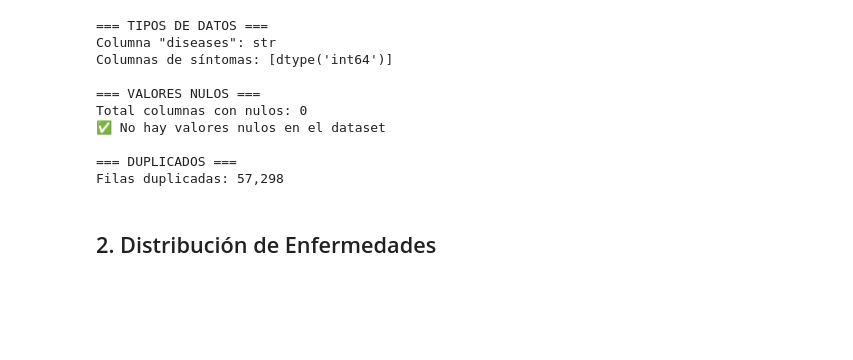
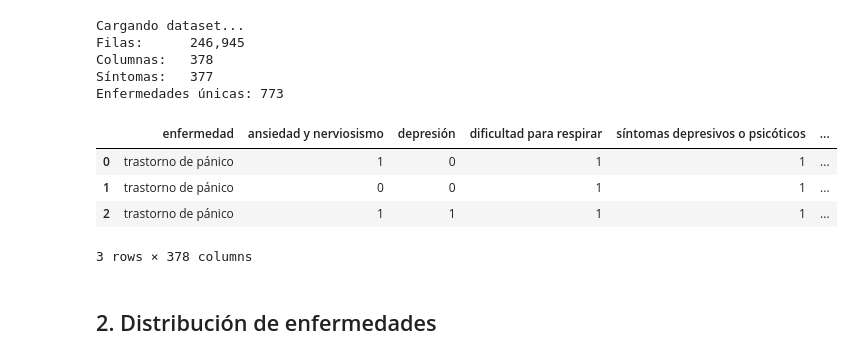
Before and after one commit to alejohouse/bootcamp-triaje-prediccion, a Jupyter notebook: notebooks/01_eda_diseases.ipynb, the cells around one changed output. Saved outputs shown, nothing was run; the diff lists cells and outputs as text; code cells hidden in the pictures; blank space fills up the shorter version.

```diff
--- a/notebooks/01_eda_diseases.ipynb
+++ b/notebooks/01_eda_diseases.ipynb
@@ -53,30 +30,26 @@ df.head()
-# %%
-# Información general
-print('=== TIPOS DE DATOS ===')
-print(f'Columna "diseases": {df["diseases"].dtype}')
-print(f'Columnas de síntomas: {df.iloc[:, 1:].dtypes.unique()}')
-
-print(f'\n=== VALORES NULOS ===')
-nulos = df.isnull().sum()
-print(f'Total columnas con nulos: {(nulos > 0).sum()}')
-if nulos.sum() > 0:
-    print(nulos[nulos > 0])
-else:
-    print('✅ No hay valores nulos en el dataset')
-
-print(f'\n=== DUPLICADOS ===')
-duplicados = df.duplicated().sum()
-print(f'Filas duplicadas: {duplicados:,}')
-# %% [output]
-=== TIPOS DE DATOS ===
-Columna "diseases": str
-Columnas de síntomas: [dtype('int64')]
-
-=== VALORES NULOS ===
-Total columnas con nulos: 0
-✅ No hay valores nulos en el dataset
-
-=== DUPLICADOS ===
-Filas duplicadas: 57,298
+# %%
+# Carga completa (puede tardar ~2 min por tamaño del archivo)
+print('Cargando dataset...')
+df = pd.read_excel(ENFERMEDAD_XLSX)
+df['enfermedad'] = df['enfermedad'].str.strip().str.lower()
+
+sintoma_cols = [c for c in df.columns if c != 'enfermedad']
+
+print(f'Filas:      {df.shape[0]:,}')
+print(f'Columnas:   {df.shape[1]:,}')
+print(f'Síntomas:   {len(sintoma_cols)}')
+print(f'Enfermedades únicas: {df["enfermedad"].nunique()}')
+df.head(3)
+# %% [output]
+Cargando dataset...
+Filas:      246,945
+Columnas:   378
+Síntomas:   377
+Enfermedades únicas: 773
+|  | enfermedad | ansiedad y nerviosismo | depresión | dificultad para respirar | síntomas depresivos o psicóticos | ... |
+| 0 | trastorno de pánico | 1 | 0 | 1 | 1 | ... |
+| 1 | trastorno de pánico | 0 | 0 | 1 | 1 | ... |
+| 2 | trastorno de pánico | 1 | 1 | 1 | 1 | ... |
+3 rows × 378 columns
 # %% [markdown]
-## 2. Distribución de Enfermedades
+## 2. Distribución de enfermedades
```
Also changed, not shown: parts of 27 cells of this notebook, 41 other files.
